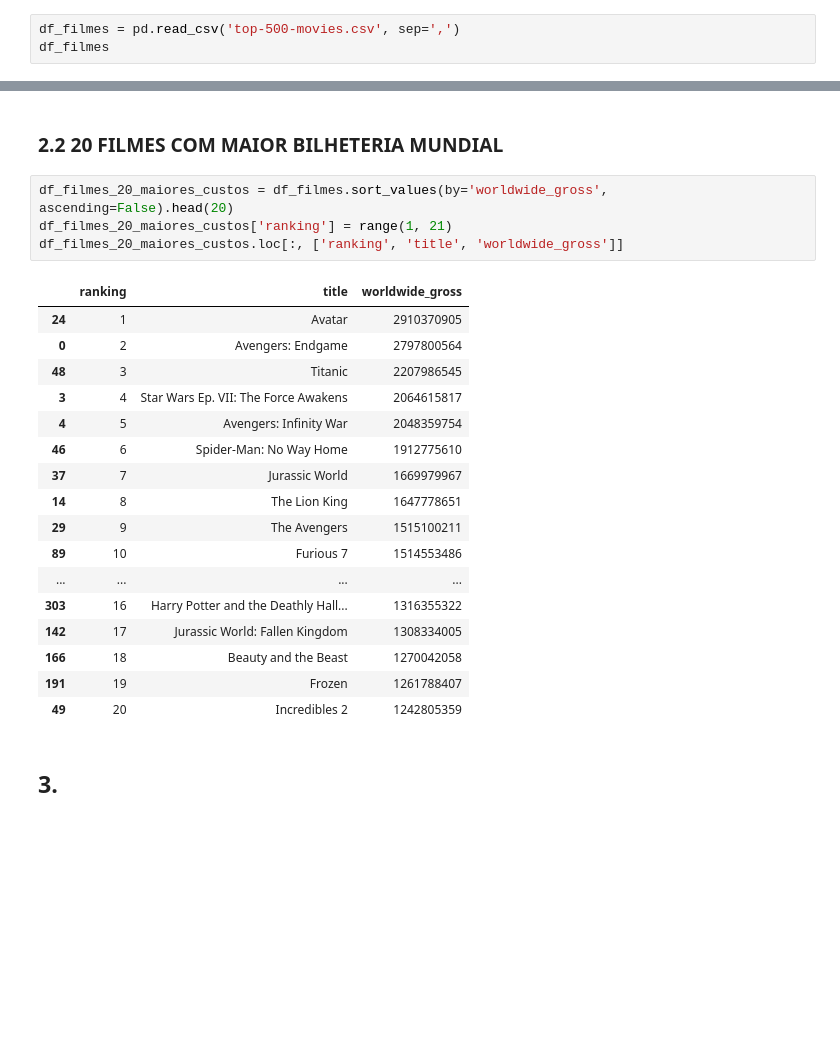
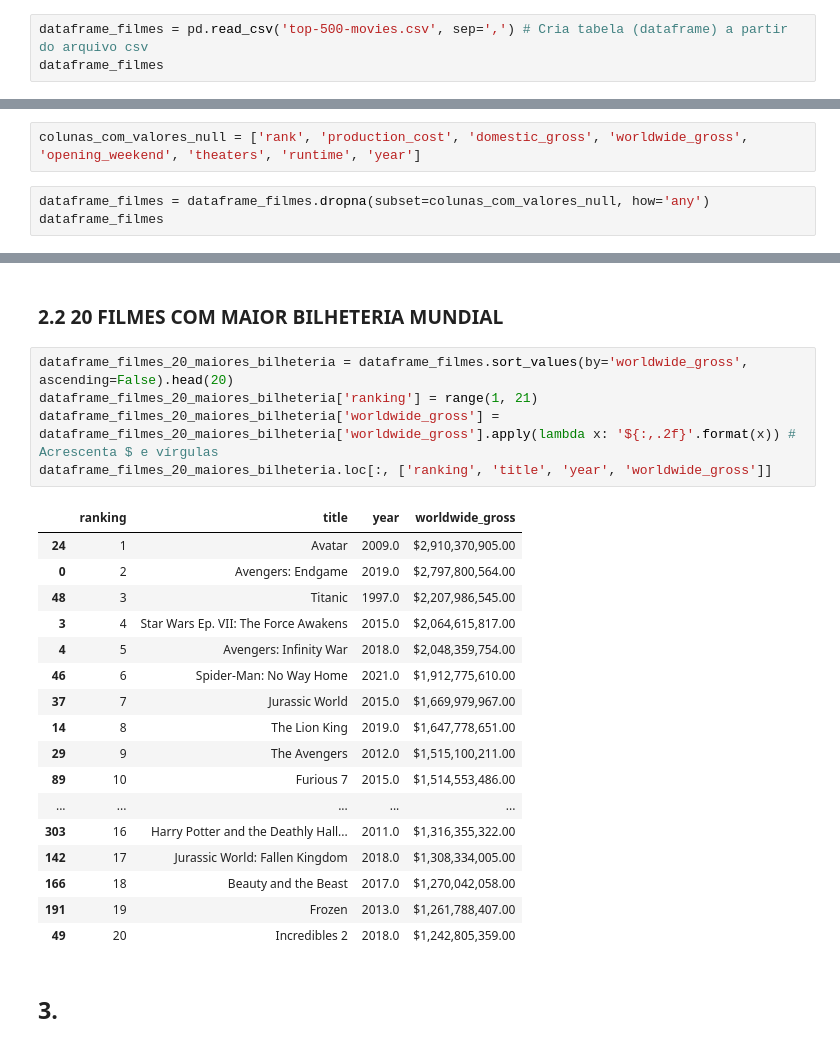
Before and after one commit to arthurabelo/AnaliseFilmesPandas, a Jupyter notebook: Analise_Filmes.ipynb, the cells around one changed output, grey strips where cells are left out. Cells and saved outputs as stored; diff of their text form; blank space fills up the shorter version.

```diff
--- a/Analise_Filmes.ipynb
+++ b/Analise_Filmes.ipynb
@@ -56,8 +56,8 @@ top-500-movies.csv  100%[===================>]  68.17K  --.-KB/s    in 0.007s
 # %% [markdown]
 ### CRIAR DATAFRAME
 # %%
-df_filmes = pd.read_csv('top-500-movies.csv', sep=',')
-df_filmes
+dataframe_filmes = pd.read_csv('top-500-movies.csv', sep=',') # Cria tabela (dataframe) a partir do arquivo csv
+dataframe_filmes
 # %% [output]
 |  | rank | release_date | title | url | production_cost | domestic_gross | worldwide_gross | ... |
 | 0 | 1 | 2019-04-23 | Avengers: Endgame | /movie/Avengers-Endgame-(2019)#ta... | 400000000 | 858373000 | 2797800564 | ... |
@@ -130,0 +146,5 @@ Index(['rank', 'release_date', 'title', 'url', 'production_cost',
+# %%
+colunas_com_valores_null = ['rank', 'production_cost', 'domestic_gross', 'worldwide_gross', 'opening_weekend', 'theaters', 'runtime', 'year']
+# %%
+dataframe_filmes = dataframe_filmes.dropna(subset=colunas_com_valores_null, how='any')
+dataframe_filmes
@@ -191,27 +273,28 @@ df_filmes_20_maiores_custos.loc[:, ['rank', 'title', 'production_cost']]
 # %% [markdown]
 ### 2.2 20 FILMES COM MAIOR BILHETERIA MUNDIAL
 # %%
-df_filmes_20_maiores_custos = df_filmes.sort_values(by='worldwide_gross', ascending=False).head(20)
-df_filmes_20_maiores_custos['ranking'] = range(1, 21)
-df_filmes_20_maiores_custos.loc[:, ['ranking', 'title', 'worldwide_gross']]
+dataframe_filmes_20_maiores_bilheteria = dataframe_filmes.sort_values(by='worldwide_gross', ascending=False).head(20)
+dataframe_filmes_20_maiores_bilheteria['ranking'] = range(1, 21)
+dataframe_filmes_20_maiores_bilheteria['worldwide_gross'] = dataframe_filmes_20_maiores_bilheteria['worldwide_gross'].apply(lambda x: '${:,.2f}'.format(x)) # Acrescenta $ e vírgulas
+dataframe_filmes_20_maiores_bilheteria.loc[:, ['ranking', 'title', 'year', 'worldwide_gross']]
 # %% [output]
-|  | ranking | title | worldwide_gross |
-| 24 | 1 | Avatar | 2910370905 |
-| 0 | 2 | Avengers: Endgame | 2797800564 |
-| 48 | 3 | Titanic | 2207986545 |
-| 3 | 4 | Star Wars Ep. VII: The Force Awakens | 2064615817 |
-| 4 | 5 | Avengers: Infinity War | 2048359754 |
-| 46 | 6 | Spider-Man: No Way Home | 1912775610 |
-| 37 | 7 | Jurassic World | 1669979967 |
-| 14 | 8 | The Lion King | 1647778651 |
-| 29 | 9 | The Avengers | 1515100211 |
-| 89 | 10 | Furious 7 | 1514553486 |
-| ... | ... | ... | ... |
-| 303 | 16 | Harry Potter and the Deathly Hall... | 1316355322 |
-| 142 | 17 | Jurassic World: Fallen Kingdom | 1308334005 |
-| 166 | 18 | Beauty and the Beast | 1270042058 |
-| 191 | 19 | Frozen | 1261788407 |
-| 49 | 20 | Incredibles 2 | 1242805359 |
+|  | ranking | title | year | worldwide_gross |
+| 24 | 1 | Avatar | 2009.0 | $2,910,370,905.00 |
+| 0 | 2 | Avengers: Endgame | 2019.0 | $2,797,800,564.00 |
+| 48 | 3 | Titanic | 1997.0 | $2,207,986,545.00 |
+| 3 | 4 | Star Wars Ep. VII: The Force Awakens | 2015.0 | $2,064,615,817.00 |
+| 4 | 5 | Avengers: Infinity War | 2018.0 | $2,048,359,754.00 |
+| 46 | 6 | Spider-Man: No Way Home | 2021.0 | $1,912,775,610.00 |
+| 37 | 7 | Jurassic World | 2015.0 | $1,669,979,967.00 |
+| 14 | 8 | The Lion King | 2019.0 | $1,647,778,651.00 |
+| 29 | 9 | The Avengers | 2012.0 | $1,515,100,211.00 |
+| 89 | 10 | Furious 7 | 2015.0 | $1,514,553,486.00 |
+| ... | ... | ... | ... | ... |
+| 303 | 16 | Harry Potter and the Deathly Hall... | 2011.0 | $1,316,355,322.00 |
+| 142 | 17 | Jurassic World: Fallen Kingdom | 2018.0 | $1,308,334,005.00 |
+| 166 | 18 | Beauty and the Beast | 2017.0 | $1,270,042,058.00 |
+| 191 | 19 | Frozen | 2013.0 | $1,261,788,407.00 |
+| 49 | 20 | Incredibles 2 | 2018.0 | $1,242,805,359.00 |
 # %% [markdown]
 ## 3.
 # %% [markdown]
```
Also changed, not shown: parts of 35 cells of this notebook.
